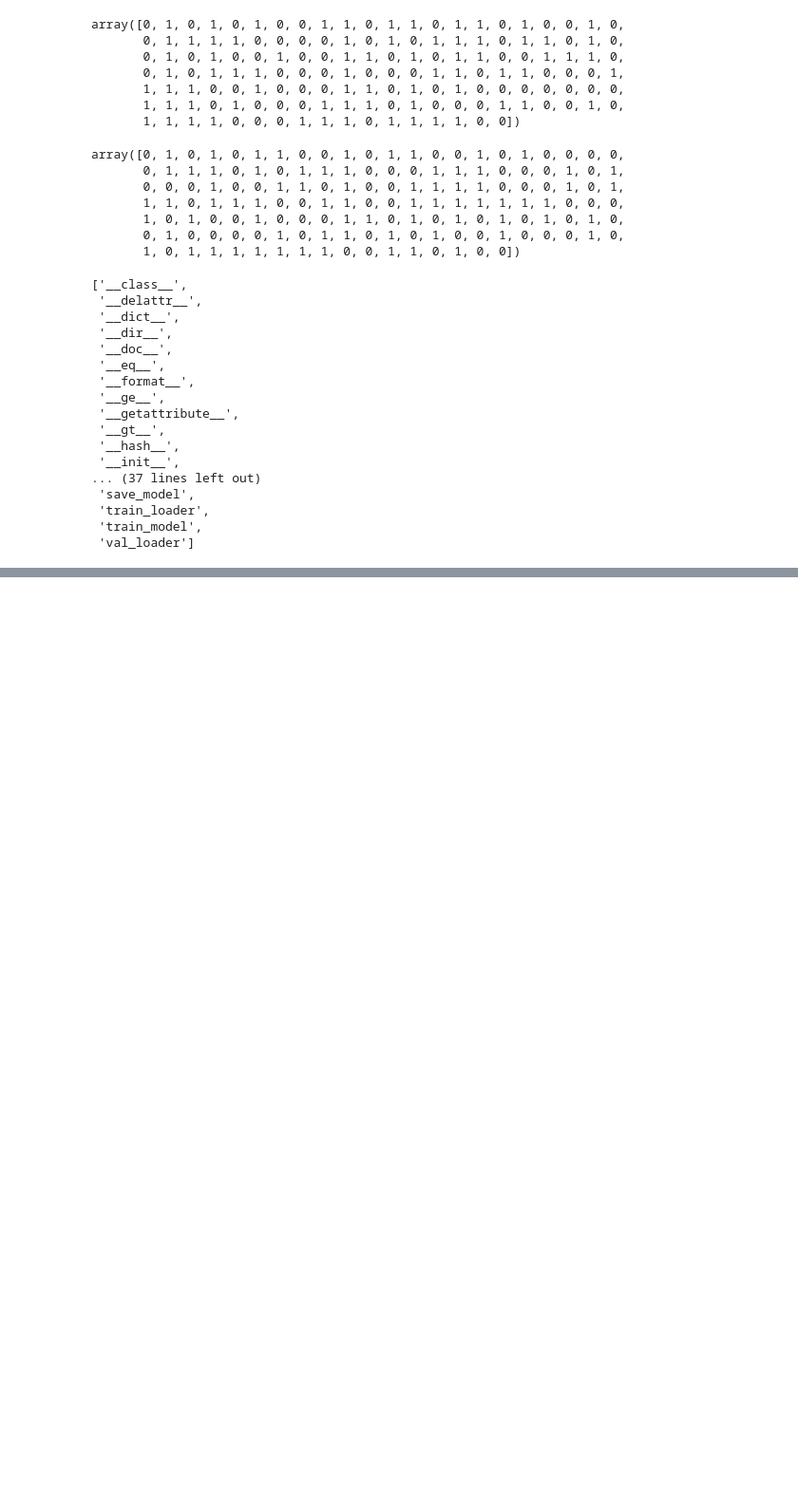
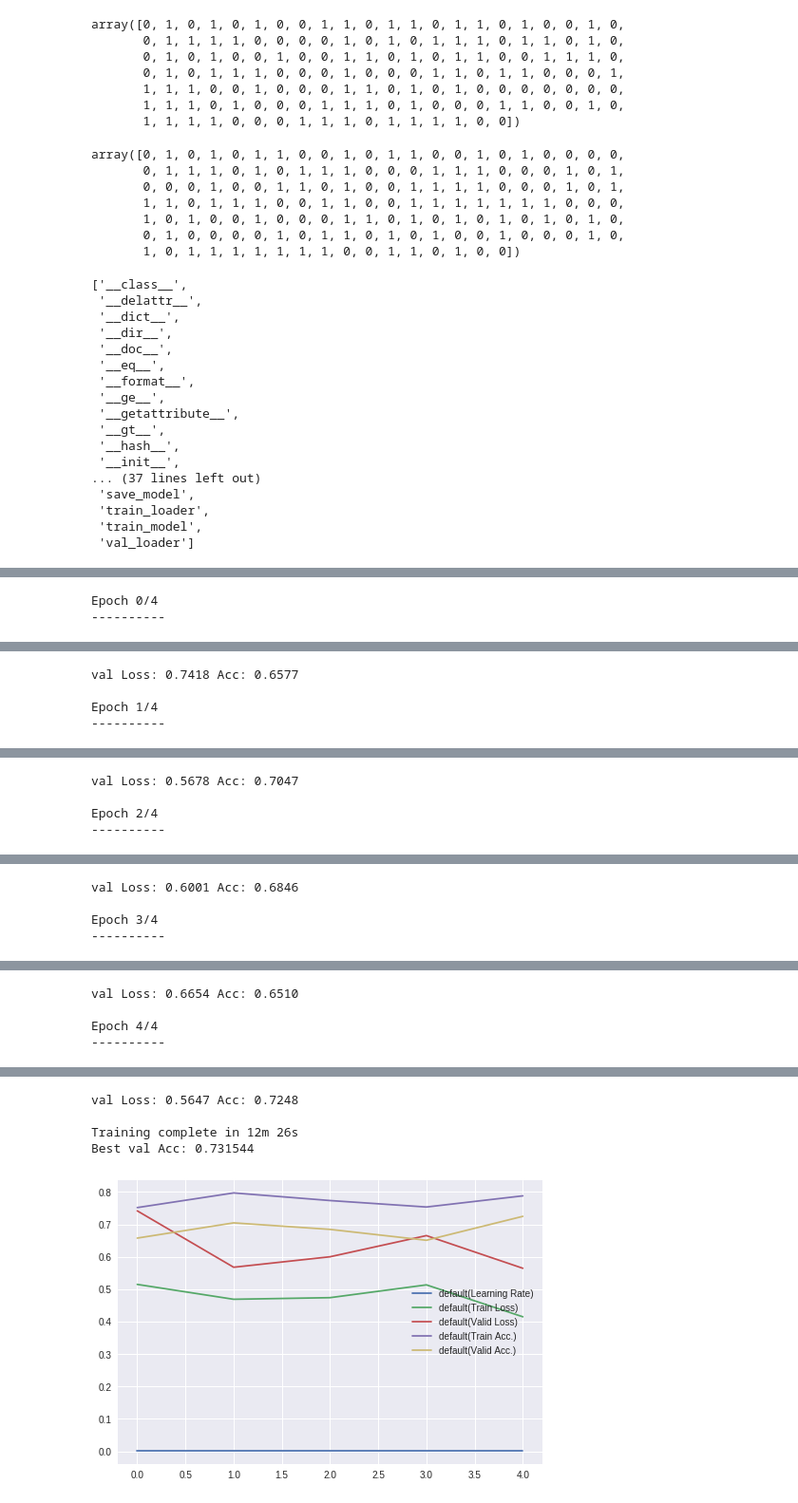
Before and after one commit to amilacsw/fastai-course-amila, a Jupyter notebook: Lesson1.ipynb, the cells around one changed output, grey strips where cells are left out. Shown: that part at 95% size. Saved outputs shown, nothing was run; the diff lists cells and outputs as text; code cells hidden in the pictures; blank space fills up the shorter version.

```diff
--- a/Lesson1.ipynb
+++ b/Lesson1.ipynb
@@ -406,0 +460,14 @@ dir(train_conv)
+# %%
+for param in model_conv.base_model.layer4.parameters():
+    param.requires_grad = True
+for param in model_conv.base_model.layer3.parameters():
+    param.requires_grad = True
+optimizer_conv = optim.SGD([{'params': model_conv.base_model.fc.parameters(), 'lr':1e-3},
+                            {'params': model_conv.base_model.layer4.parameters(), 'lr':1e-4},
+                            {'params': model_conv.base_model.layer3.parameters(), 'lr':5e-5}]
+                           , lr=1e-4,momentum=0.9)
+# %%
+model_conv = train_conv.train_model(optimizer=optimizer_conv,num_epochs=5)
+# %% [output]
+Epoch 0/4
+----------
@@ -406,0 +475,4 @@ dir(train_conv)
+val Loss: 0.7418 Acc: 0.6577
+
+Epoch 1/4
+----------
@@ -406,0 +480,4 @@ dir(train_conv)
+val Loss: 0.5678 Acc: 0.7047
+
+Epoch 2/4
+----------
@@ -406,0 +485,4 @@ dir(train_conv)
+val Loss: 0.6001 Acc: 0.6846
+
+Epoch 3/4
+----------
@@ -406,0 +490,4 @@ dir(train_conv)
+val Loss: 0.6654 Acc: 0.6510
+
+Epoch 4/4
+----------
@@ -406,0 +495,5 @@ dir(train_conv)
+val Loss: 0.5647 Acc: 0.7248
+
+Training complete in 12m 26s
+Best val Acc: 0.731544
+[figure, added]
```
Also changed, not shown: parts of 10 cells of this notebook.
